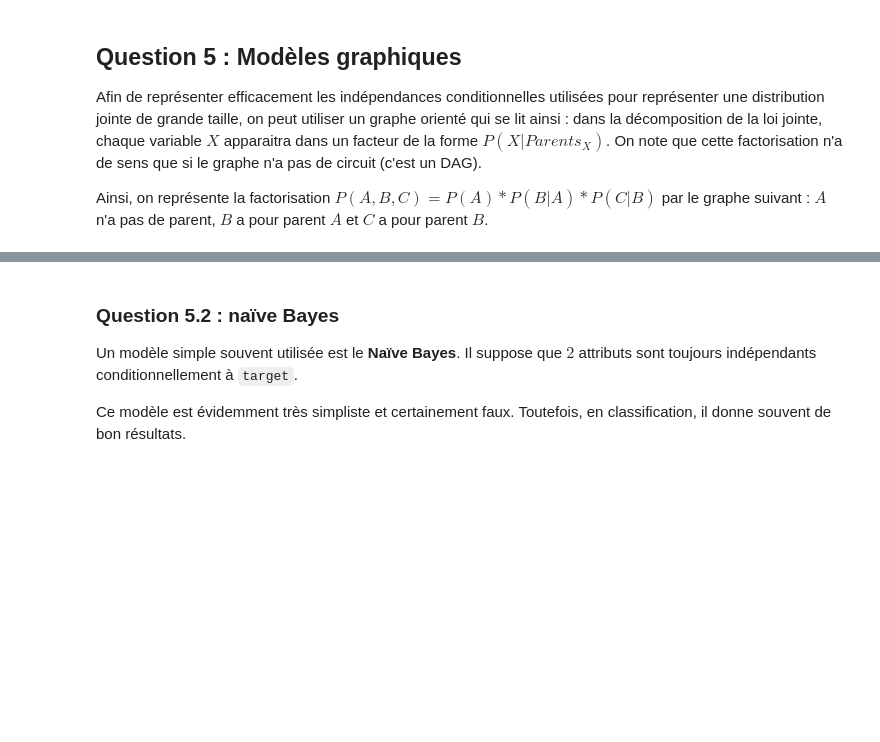
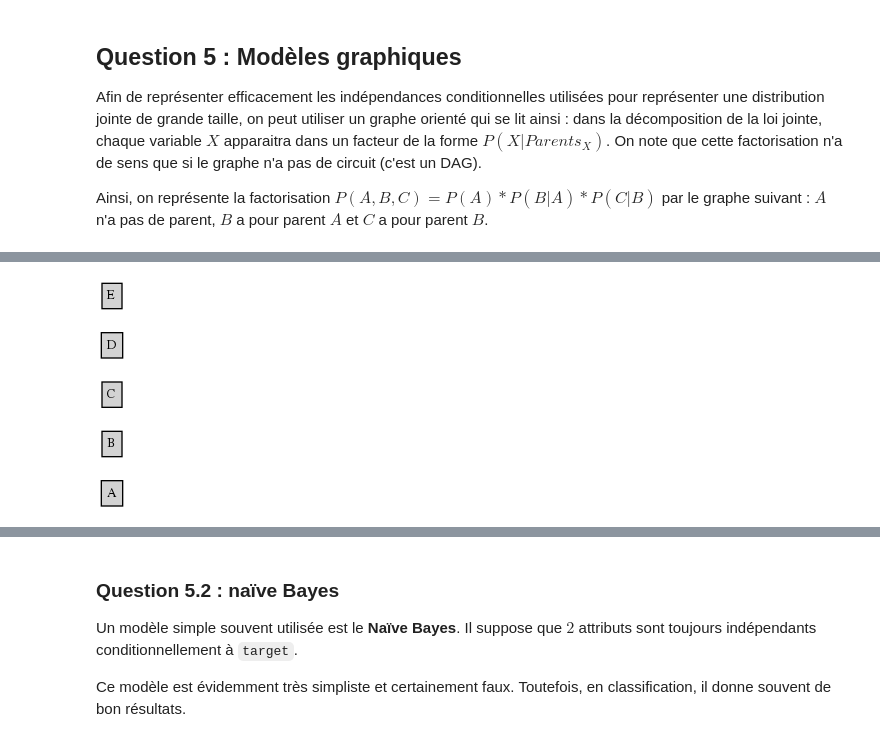
Before and after one commit to daianaelena17/Project-2-Stats, a Jupyter notebook: 1.ipynb, the cells around one changed output, grey strips where cells are left out. Cells and saved outputs as stored; diff of their text form; code cells hidden in the pictures; blank space fills up the shorter version.

```diff
--- a/1.ipynb
+++ b/1.ipynb
@@ -332,5 +334,7 @@ utils.drawGraphHorizontal("A->B;B->C")
 </div>
 Dans les 2 cellules suivantes, dessiner les graphes pour 5 variables $A,B,C,D,E$ complètement indépendantes puis pour ces 5 même variables sans aucune indépendance.
 # %%
-utils.drawGraphHorizontal("A->B->C") # changer la chaîne pour représenter une indépendance complète entre A,B,C,D,E
+utils.drawGraphHorizontal("A B C D E") # changer la chaîne pour représenter une indépendance complète entre A,B,C,D,E
+# %% [output]
+[figure, added]
 # %%
```
Also changed, not shown: parts of 14 cells of this notebook, 1 other file.
